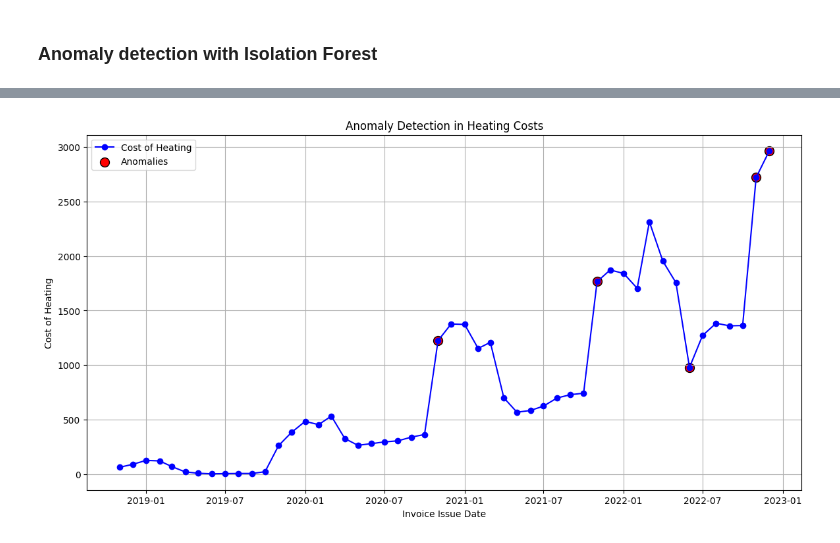
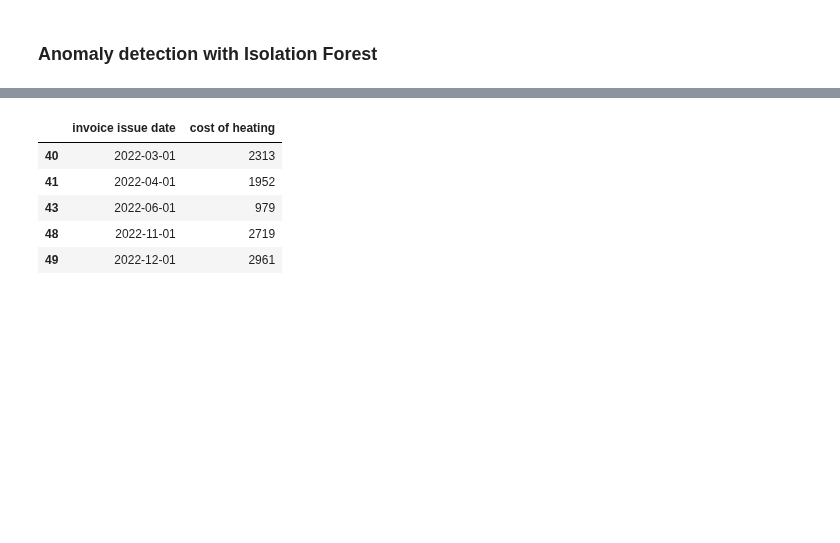
Before and after one commit to MKastek/time-series-notes, a Jupyter notebook: cost_of_heating_time_series.ipynb, the cells around one changed output, grey strips where cells are left out. Cells and saved outputs as stored; diff of their text form; code cells hidden in the pictures; blank space fills up the shorter version.

```diff
--- a/cost_of_heating_time_series.ipynb
+++ b/cost_of_heating_time_series.ipynb
@@ -489,13 +338,11 @@ df
-# %%
-plt.figure(figsize=(14, 7))
-plt.plot(df['invoice issue date'], df['cost of heating'], label='Cost of Heating', color='blue', marker='o')
-plt.scatter(df['invoice issue date'][np.abs(df['z_score_devation']) > 2 ], df['cost of heating'][np.abs(df['z_score_devation']) > 2],
-            color='red', label='Anomalies', s=100, edgecolor='black')
-plt.title('Anomaly Detection in Heating Costs')
-plt.xlabel('Invoice Issue Date')
-plt.ylabel('Cost of Heating')
-plt.legend()
-plt.grid()
-plt.show()
-# %% [output]
-[figure, removed]
+# %%
+model_contamination_0_1 = IsolationForest(random_state=42,contamination=0.1)
+predictate_isolation_forest_contamination_0_1 =  model_contamination_0_1.fit_predict(df[['cost of heating']]) == -1
+df[["invoice issue date", "cost of heating"]][predictate_isolation_forest_contamination_0_1]
+# %% [output]
+|  | invoice issue date | cost of heating |
+| 40 | 2022-03-01 | 2313 |
+| 41 | 2022-04-01 | 1952 |
+| 43 | 2022-06-01 | 979 |
+| 48 | 2022-11-01 | 2719 |
+| 49 | 2022-12-01 | 2961 |
```
Also changed, not shown: parts of 17 cells of this notebook.
